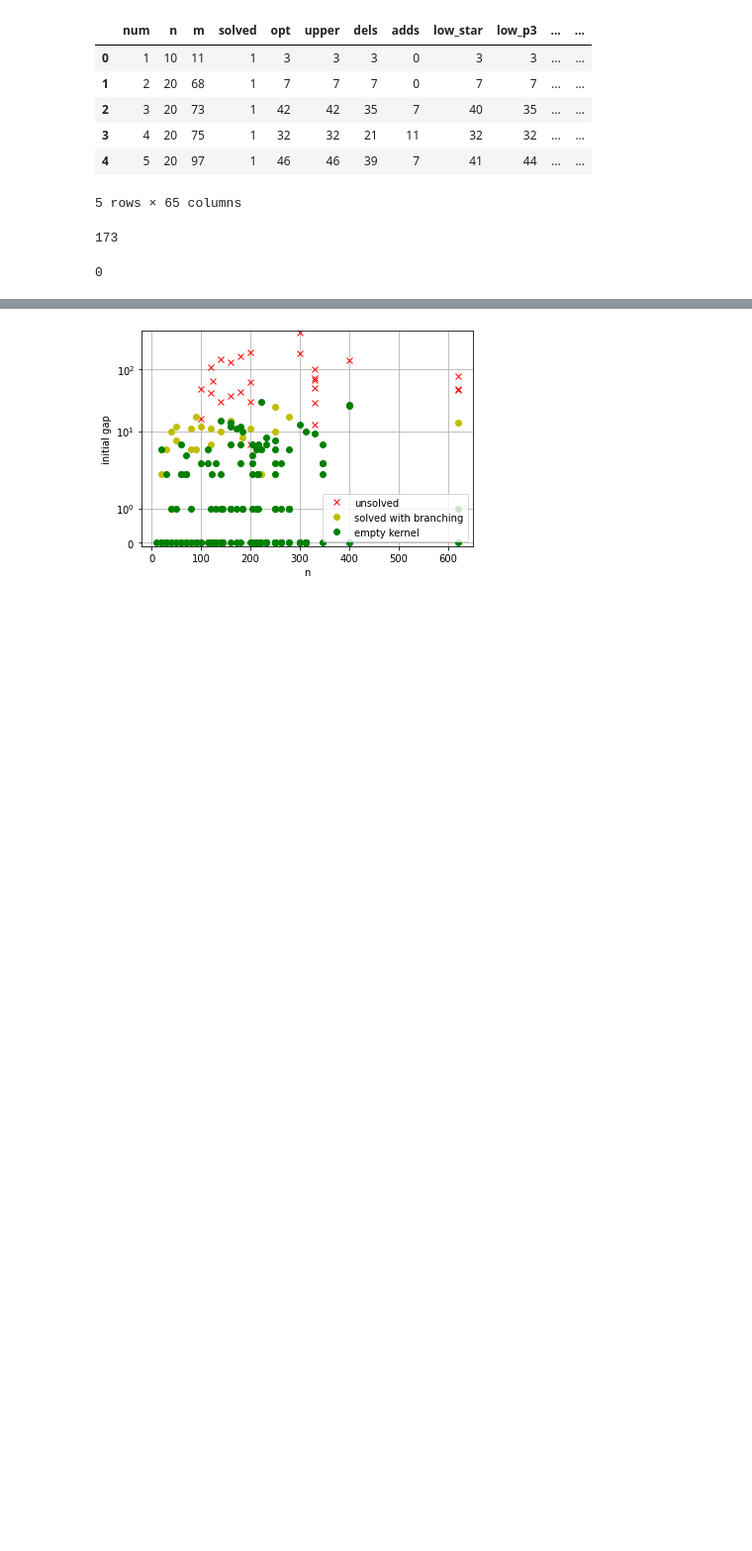
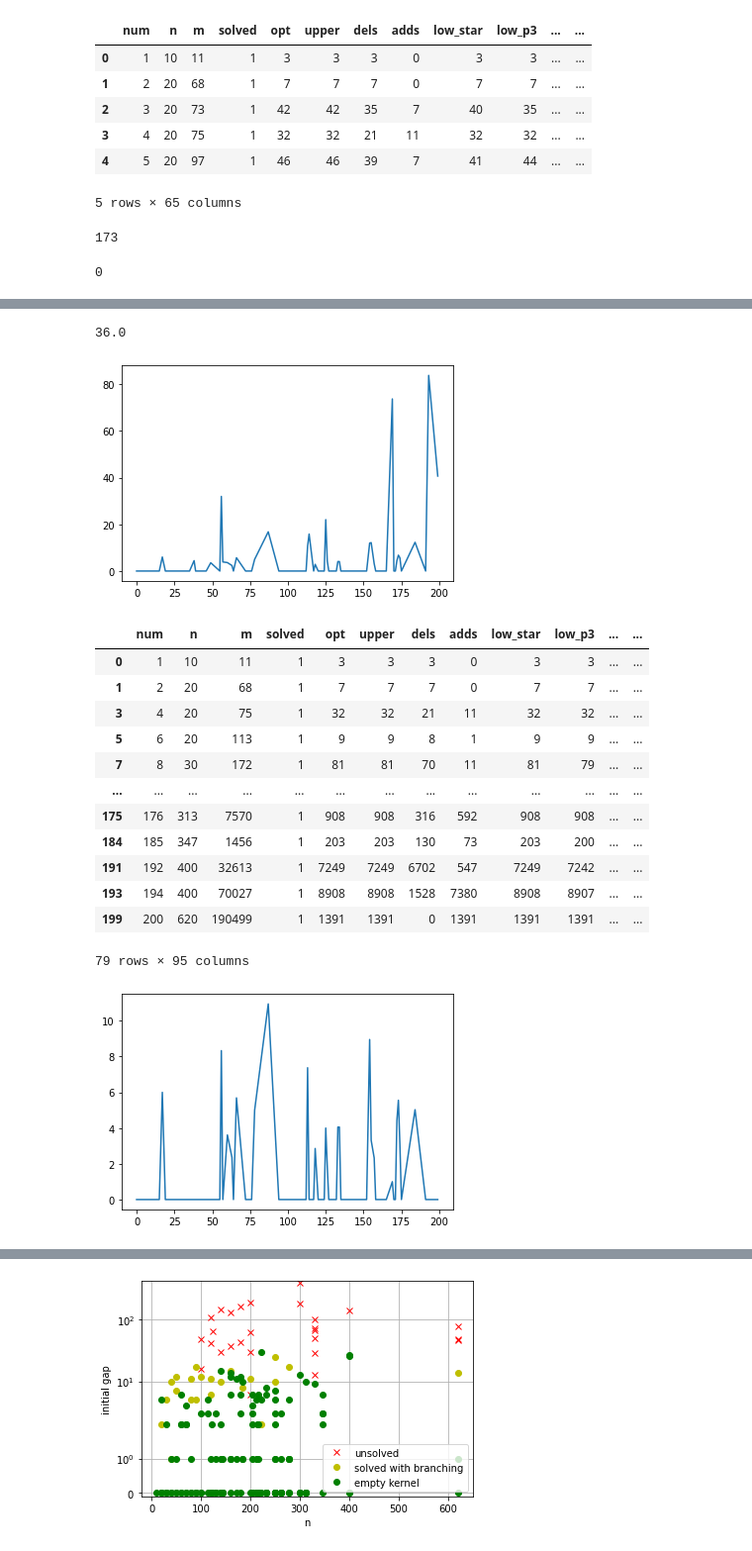
Before and after one commit to kittobi1992/cluster_editing, a Jupyter notebook: experiments3.ipynb, the cells around one changed output, grey strips where cells are left out. Shown: that part at 99% size. Cells and saved outputs as stored; diff of their text form; code cells hidden in the pictures; blank space fills up the shorter version.

```diff
--- a/experiments3.ipynb
+++ b/experiments3.ipynb
@@ -25,0 +54,27 @@ df.solved.sum()
+# %%
+1800 * 0.02
+# %% [output]
+36.0
+# %%
+df[df.gap==0]['after% forced single merge'].plot()
+plt.show()
+df[df.gap==0]['after% force star'].plot()
+df[df.gap==0]['after% force star'].describe()
+df[df.gap==0]['after% forced single merge'].describe()
+df[df.gap==0]
+# %% [output]
+[figure, added]
+|  | num | n | m | solved | opt | upper | dels | adds | low_star | low_p3 | ... | ... |
+| 0 | 1 | 10 | 11 | 1 | 3 | 3 | 3 | 0 | 3 | 3 | ... | ... |
+| 1 | 2 | 20 | 68 | 1 | 7 | 7 | 7 | 0 | 7 | 7 | ... | ... |
+| 3 | 4 | 20 | 75 | 1 | 32 | 32 | 21 | 11 | 32 | 32 | ... | ... |
+| 5 | 6 | 20 | 113 | 1 | 9 | 9 | 8 | 1 | 9 | 9 | ... | ... |
+| 7 | 8 | 30 | 172 | 1 | 81 | 81 | 70 | 11 | 81 | 79 | ... | ... |
+| ... | ... | ... | ... | ... | ... | ... | ... | ... | ... | ... | ... | ... |
+| 175 | 176 | 313 | 7570 | 1 | 908 | 908 | 316 | 592 | 908 | 908 | ... | ... |
+| 184 | 185 | 347 | 1456 | 1 | 203 | 203 | 130 | 73 | 203 | 200 | ... | ... |
+| 191 | 192 | 400 | 32613 | 1 | 7249 | 7249 | 6702 | 547 | 7249 | 7242 | ... | ... |
+| 193 | 194 | 400 | 70027 | 1 | 8908 | 8908 | 1528 | 7380 | 8908 | 8907 | ... | ... |
+| 199 | 200 | 620 | 190499 | 1 | 1391 | 1391 | 0 | 1391 | 1391 | 1391 | ... | ... |
+79 rows × 95 columns
+[figure, added]
```
Also changed, not shown: parts of 8 cells of this notebook, 2 other files.
